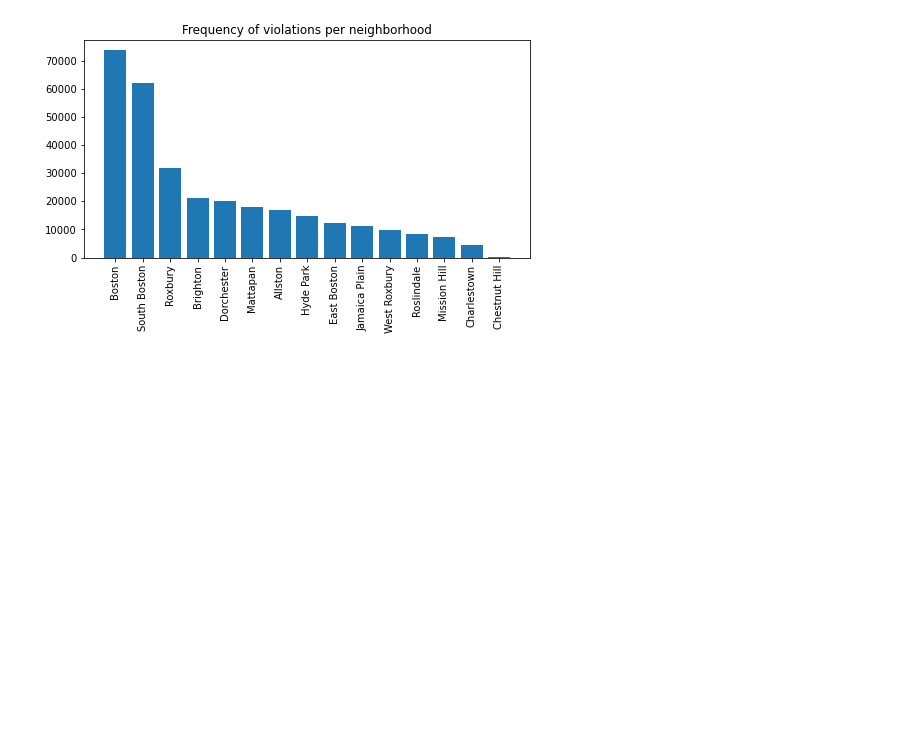
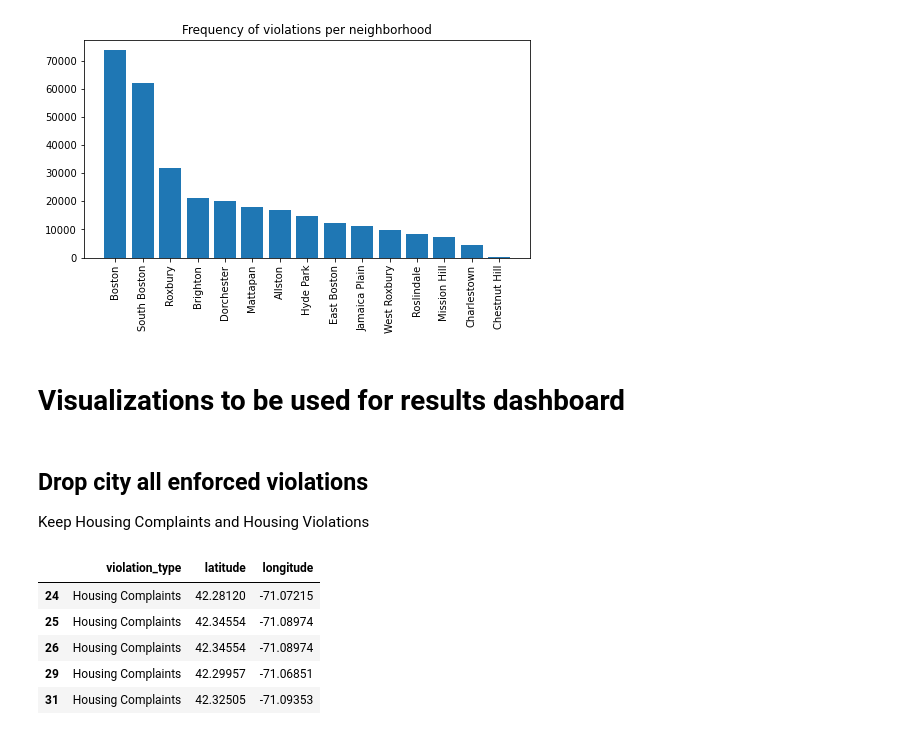
Before and after one commit to BU-Spark/ds-councilor-breadon-bad-landlords2, a Jupyter notebook: spring23-team-4/code/RentSmart_analysis.ipynb, the cells around one changed output. Drawn from its saved outputs; the diff is of its cells as text; code cells hidden in the pictures; blank space fills up the shorter version.

```diff
--- a/spring23-team-4/code/RentSmart_analysis.ipynb
+++ b/spring23-team-4/code/RentSmart_analysis.ipynb
@@ -74,3 +74,20 @@ m = folium.Map(location=[42.3601, -71.0589], zoom_start=12)
 for point in range(0, len(location_list)):
     folium.Marker(location_list[point]).add_to(m)
 m
+# %% [markdown]
+# Visualizations to be used for results dashboard
+# %% [markdown]
+## Drop city all enforced violations
+Keep Housing Complaints and Housing Violations
+# %%
+df_formap = df[df.violation_type.isin(['Housing Complaints', 'Housing Violations'])]
+loc_formap= df_formap[['violation_type','latitude', 'longitude']]
+loc_formap.to_csv('rentsmart_map.csv')
+loc_formap.head()
+# %% [output]
+|  | violation_type | latitude | longitude |
+| 24 | Housing Complaints | 42.28120 | -71.07215 |
+| 25 | Housing Complaints | 42.34554 | -71.08974 |
+| 26 | Housing Complaints | 42.34554 | -71.08974 |
+| 29 | Housing Complaints | 42.29957 | -71.06851 |
+| 31 | Housing Complaints | 42.32505 | -71.09353 |
```
Also changed, not shown: parts of 2 cells of this notebook.
